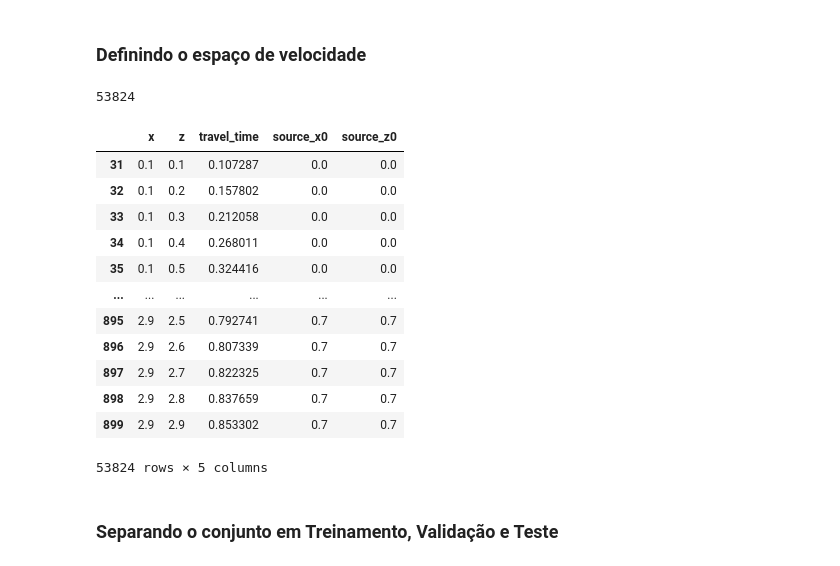
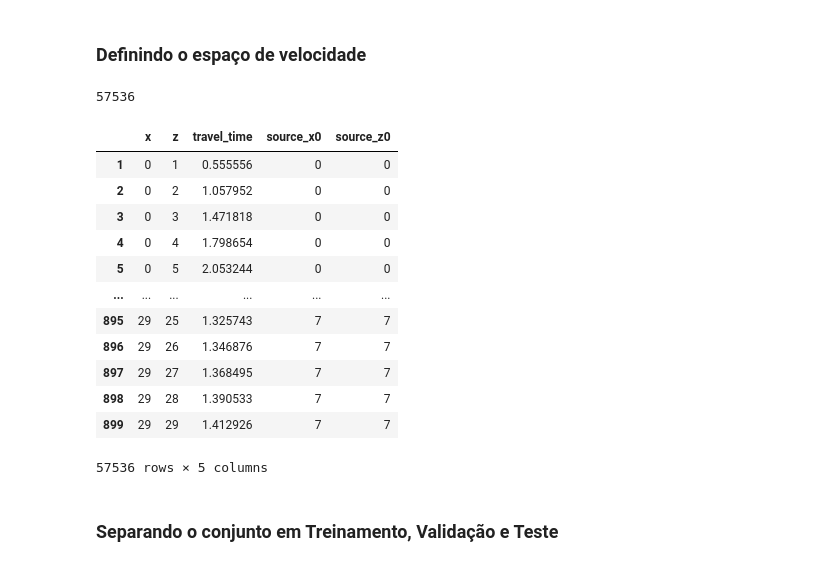
Before and after one commit to viniciuspaiva1/TCC-Eikonal, a Jupyter notebook: first_steps.ipynb, the cells around one changed output. Cells and saved outputs as stored; diff of their text form; code cells hidden in the pictures.

```diff
--- a/first_steps.ipynb
+++ b/first_steps.ipynb
@@ -38,15 +39,41 @@ Z_DISTANCE = 0.1
 dg_over = 100 / 1000
 
 SHAPE = (int(X_POINTS/dg_over), int(Z_POINTS/dg_over), int(Y_POINTS/dg_over))
+# %%
+X_POINTS = 50
+Z_POINTS = 50
+Y_POINTS = 1
+
+X_DISTANCE = 1
+Y_DISTANCE = 1
+Z_DISTANCE = 1
+
+dg_over = 100 / 100
+
+SHAPE = (int(X_POINTS/dg_over), int(Z_POINTS/dg_over), int(Y_POINTS/dg_over))
 # %%
-xover = np.arange(0, 2900 / 1000 + dg_over, dg_over)
-zover = np.arange(0, 2900 / 1000 + dg_over, dg_over)
+# alterar os limites do arange
+
+xover = np.arange(0, X_POINTS + dg_over, dg_over)
+zover = np.arange(0, Z_POINTS + dg_over, dg_over)
 
 v_line_z = 1.5 + zover
 v_line_x = np.tile(0.3 * xover, (len(zover), 1))
 v_depth = np.tile(v_line_z[:, np.newaxis], (1, len(xover))) + v_line_x
 
 v_depth = v_depth.reshape(SHAPE) # necessário adicionar a terceira dimensão para o modelo do Solver
+
+
+# # alterar os limites do arange
+
+# xover = np.arange(0, 2900 / 100 + dg_over, dg_over)
+# zover = np.arange(0, 2900 / 100 + dg_over, dg_over)
+
+# v_line_z = 1.5 + zover
+# v_line_x = np.tile(0.3 * xover, (len(zover), 1))
+# v_depth = np.tile(v_line_z[:, np.newaxis], (1, len(xover))) + v_line_x
+
+# v_depth = v_depth.reshape(SHAPE) # necessário adicionar a terceira dimensão para o modelo do Solver
 # %%
 df = dtg.generateMultipleData(
     nPoints = SHAPE,
@@ -56,24 +83,24 @@ df = dtg.generateMultipleData(
 # %%
 len(df)
 # %% [output]
-53824
+57536
 # %%
-df[['x', 'z', 'source_x0', 'source_z0']] = df[['x', 'z', 'source_x0', 'source_z0']] / 10
+df[['x', 'z', 'source_x0', 'source_z0']] = df[['x', 'z', 'source_x0', 'source_z0']]
 df
 # %% [output]
 |  | x | z | travel_time | source_x0 | source_z0 |
-| 31 | 0.1 | 0.1 | 0.107287 | 0.0 | 0.0 |
-| 32 | 0.1 | 0.2 | 0.157802 | 0.0 | 0.0 |
-| 33 | 0.1 | 0.3 | 0.212058 | 0.0 | 0.0 |
-| 34 | 0.1 | 0.4 | 0.268011 | 0.0 | 0.0 |
-| 35 | 0.1 | 0.5 | 0.324416 | 0.0 | 0.0 |
+| 1 | 0 | 1 | 0.555556 | 0 | 0 |
+| 2 | 0 | 2 | 1.057952 | 0 | 0 |
+| 3 | 0 | 3 | 1.471818 | 0 | 0 |
+| 4 | 0 | 4 | 1.798654 | 0 | 0 |
+| 5 | 0 | 5 | 2.053244 | 0 | 0 |
 | ... | ... | ... | ... | ... | ... |
-| 895 | 2.9 | 2.5 | 0.792741 | 0.7 | 0.7 |
-| 896 | 2.9 | 2.6 | 0.807339 | 0.7 | 0.7 |
-| 897 | 2.9 | 2.7 | 0.822325 | 0.7 | 0.7 |
-| 898 | 2.9 | 2.8 | 0.837659 | 0.7 | 0.7 |
-| 899 | 2.9 | 2.9 | 0.853302 | 0.7 | 0.7 |
+| 895 | 29 | 25 | 1.325743 | 7 | 7 |
+| 896 | 29 | 26 | 1.346876 | 7 | 7 |
+| 897 | 29 | 27 | 1.368495 | 7 | 7 |
+| 898 | 29 | 28 | 1.390533 | 7 | 7 |
+| 899 | 29 | 29 | 1.412926 | 7 | 7 |
-53824 rows × 5 columns
+57536 rows × 5 columns
 # %%
 features = ['x', 'z', 'source_x0', 'source_z0']
 target = ['travel_time']
```
Also changed, not shown: parts of 14 cells of this notebook, 1 other file.
